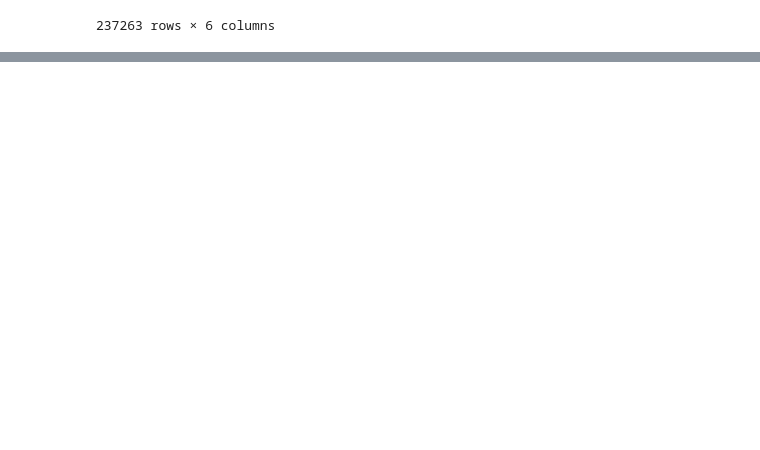
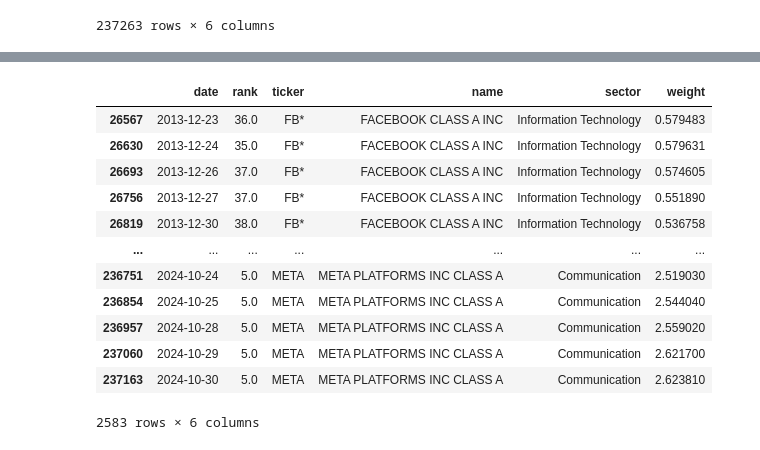
Before and after one commit to YCoeusZ/industrial-resources-and-its-impact, a Jupyter notebook: data/processing/DC01/DC01_finding_stable_com.ipynb, the cells around one changed output, grey strips where cells are left out. Saved outputs shown, nothing was run; the diff lists cells and outputs as text; code cells hidden in the pictures; blank space fills up the shorter version.

```diff
--- a/data/processing/DC01/DC01_finding_stable_com.ipynb
+++ b/data/processing/DC01/DC01_finding_stable_com.ipynb
@@ -602,0 +609,2 @@ df_his_weight_tech_500_12_24
+# %%
+lst_tech_sp500_tic_set=[set(str_tics.split(",")) for str_tics in lst_tech_sp500_tic]
@@ -602,0 +658,16 @@ df_his_weight_tech_500_12_24
+# %%
+df_his_weight_tech_500_12_24[df_his_weight_tech_500_12_24.ticker.isin(lst_tech_sp500_tic_set[4])]
+# %% [output]
+|  | date | rank | ticker | name | sector | weight |
+| 26567 | 2013-12-23 | 36.0 | FB* | FACEBOOK CLASS A INC | Information Technology | 0.579483 |
+| 26630 | 2013-12-24 | 35.0 | FB* | FACEBOOK CLASS A INC | Information Technology | 0.579631 |
+| 26693 | 2013-12-26 | 37.0 | FB* | FACEBOOK CLASS A INC | Information Technology | 0.574605 |
+| 26756 | 2013-12-27 | 37.0 | FB* | FACEBOOK CLASS A INC | Information Technology | 0.551890 |
+| 26819 | 2013-12-30 | 38.0 | FB* | FACEBOOK CLASS A INC | Information Technology | 0.536758 |
+| ... | ... | ... | ... | ... | ... | ... |
+| 236751 | 2024-10-24 | 5.0 | META | META PLATFORMS INC CLASS A | Communication | 2.519030 |
+| 236854 | 2024-10-25 | 5.0 | META | META PLATFORMS INC CLASS A | Communication | 2.544040 |
+| 236957 | 2024-10-28 | 5.0 | META | META PLATFORMS INC CLASS A | Communication | 2.559020 |
+| 237060 | 2024-10-29 | 5.0 | META | META PLATFORMS INC CLASS A | Communication | 2.621700 |
+| 237163 | 2024-10-30 | 5.0 | META | META PLATFORMS INC CLASS A | Communication | 2.623810 |
+2583 rows × 6 columns
```
Also changed, not shown: parts of 17 cells of this notebook, 1 other file.
